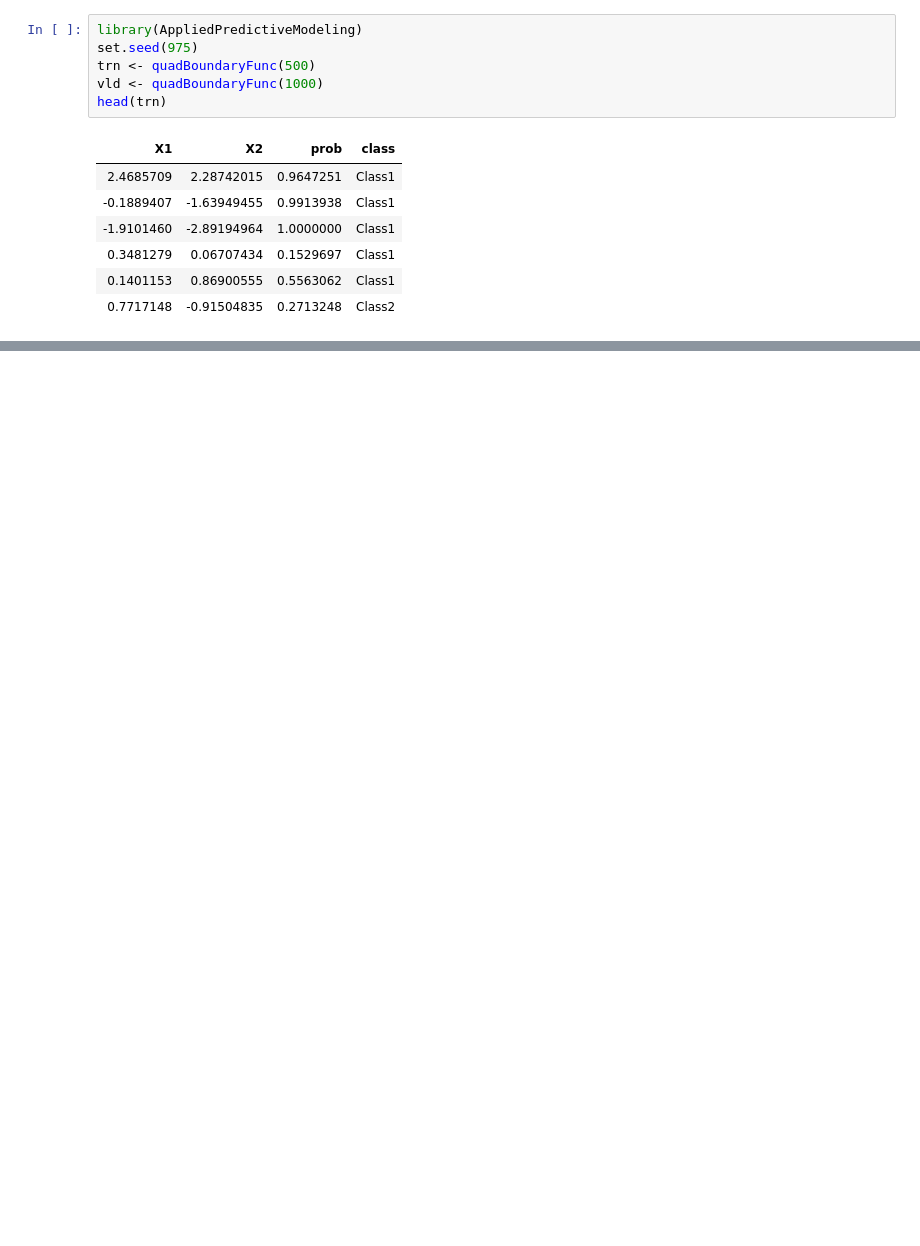
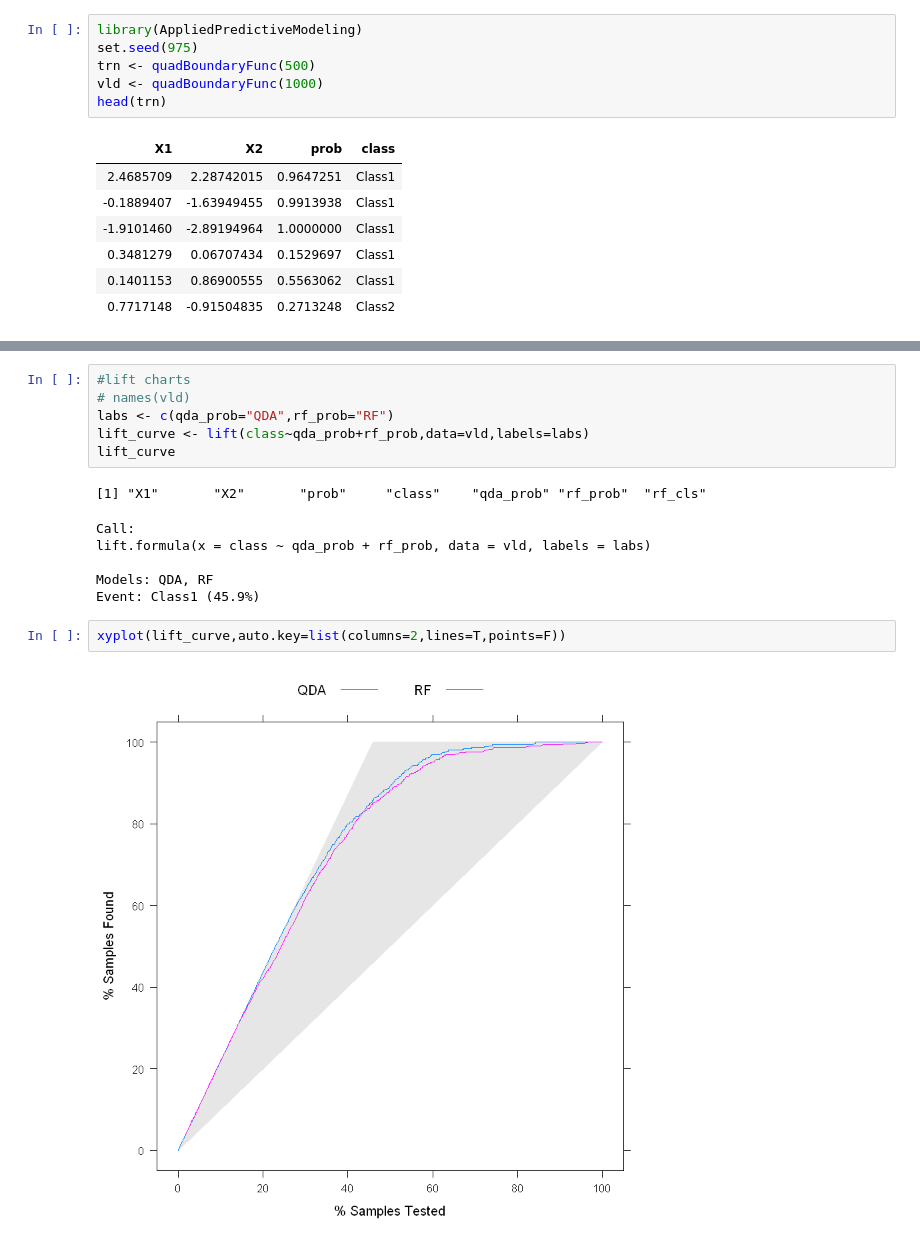
Before and after one commit to Randallzoeng/BookClub, a Jupyter notebook: AppliedPredictiveModeling/Chap. 11 Measuring Performance in Classification Models.ipynb, the cells around one changed output, grey strips where cells are left out. Saved outputs shown, nothing was run; the diff lists cells and outputs as text; blank space fills up the shorter version.

```diff
--- a/AppliedPredictiveModeling/Chap. 11 Measuring Performance in Classification Models.ipynb
+++ b/AppliedPredictiveModeling/Chap. 11 Measuring Performance in Classification Models.ipynb
@@ -211,0 +195,17 @@ xyplot(creditLift)
+# %%
+#lift charts
+# names(vld)
+labs <- c(qda_prob="QDA",rf_prob="RF")
+lift_curve <- lift(class~qda_prob+rf_prob,data=vld,labels=labs)
+lift_curve
+# %% [output]
+[1] "X1"       "X2"       "prob"     "class"    "qda_prob" "rf_prob"  "rf_cls"
+Call:
+lift.formula(x = class ~ qda_prob + rf_prob, data = vld, labels = labs)
+
+Models: QDA, RF
+Event: Class1 (45.9%)
+# %%
+xyplot(lift_curve,auto.key=list(columns=2,lines=T,points=F))
+# %% [output]
+[figure, added]
```
Also changed, not shown: parts of 23 cells of this notebook.
